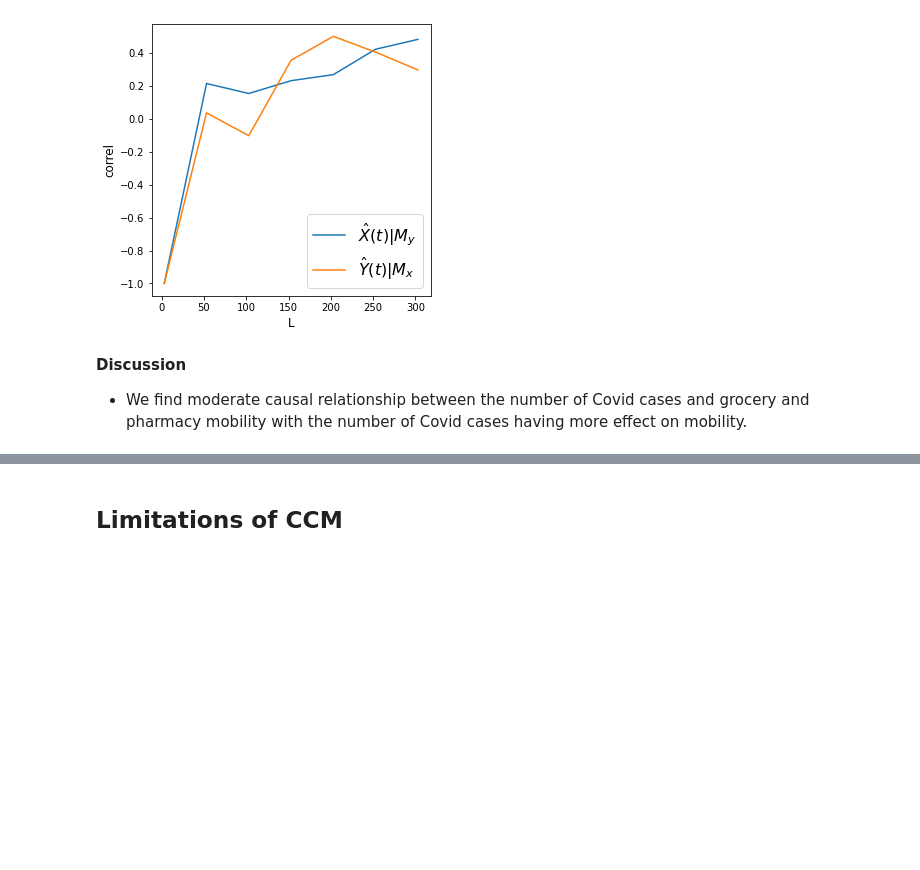
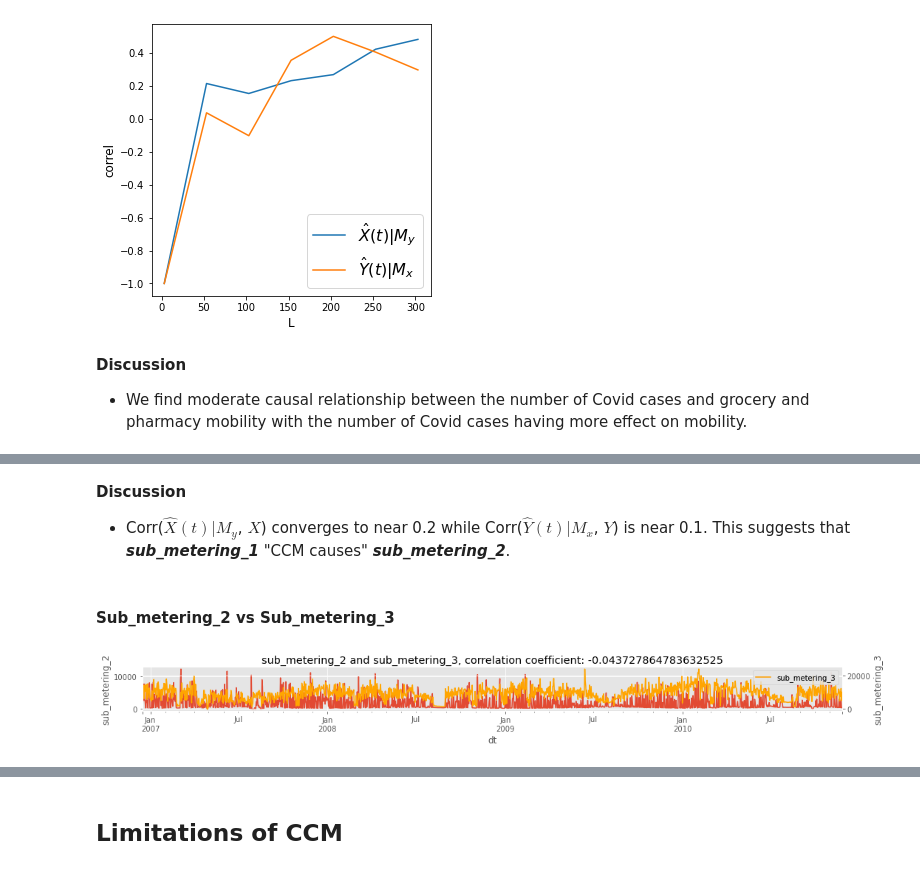
Before and after one commit to phdinds-aim/time_series_handbook, a Jupyter notebook: 06_ConvergentCrossMappingandSugiharaCausality/ccm_pai.ipynb, the cells around one changed output, grey strips where cells are left out. Saved outputs shown, nothing was run; the diff lists cells and outputs as text; code cells hidden in the pictures; blank space fills up the shorter version.

```diff
--- a/06_ConvergentCrossMappingandSugiharaCausality/ccm_pai.ipynb
+++ b/06_ConvergentCrossMappingandSugiharaCausality/ccm_pai.ipynb
@@ -1304,0 +1364,12 @@ grocery and pharmacy mobility->Covid cases r 0.3 p value 0.0
+# %% [markdown]
+**Discussion**
+* Corr($\hat{X}(t)|M_y$, $X$) converges to near 0.2 while Corr($\hat{Y}(t)|M_x$, $Y$) is near 0.1. This suggests that ***sub_metering_1*** "CCM causes" ***sub_metering_2***.
+# %% [markdown]
+#### Sub_metering_2 vs Sub_metering_3
+# %%
+X = household_power['sub_metering_2']
+Y = household_power['sub_metering_3']
+
+make_plots(household_power, 'dt', 'sub_metering_2', 'sub_metering_3')
+# %% [output]
+[figure, added]
```
Also changed, not shown: parts of 14 cells of this notebook, 1 other file.
